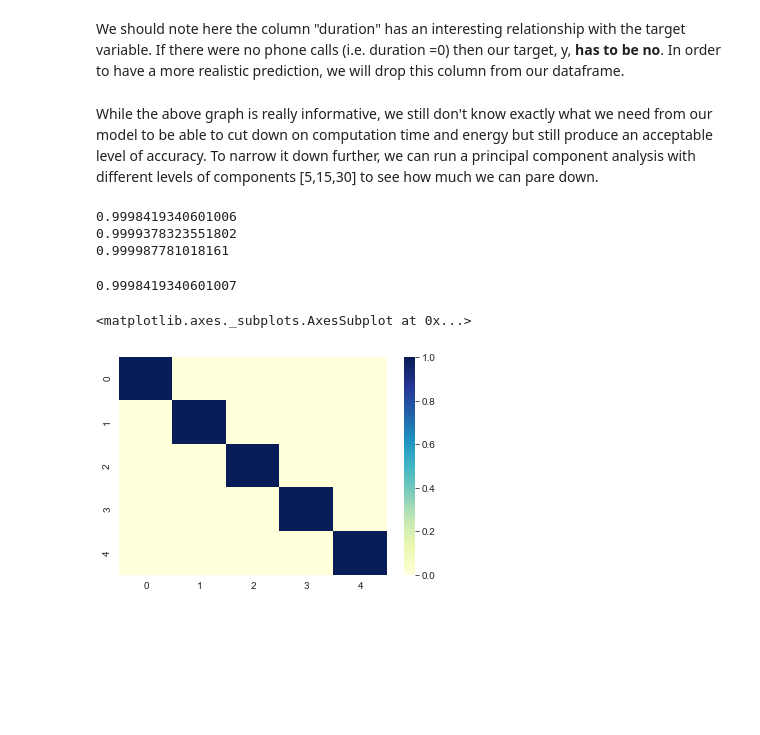
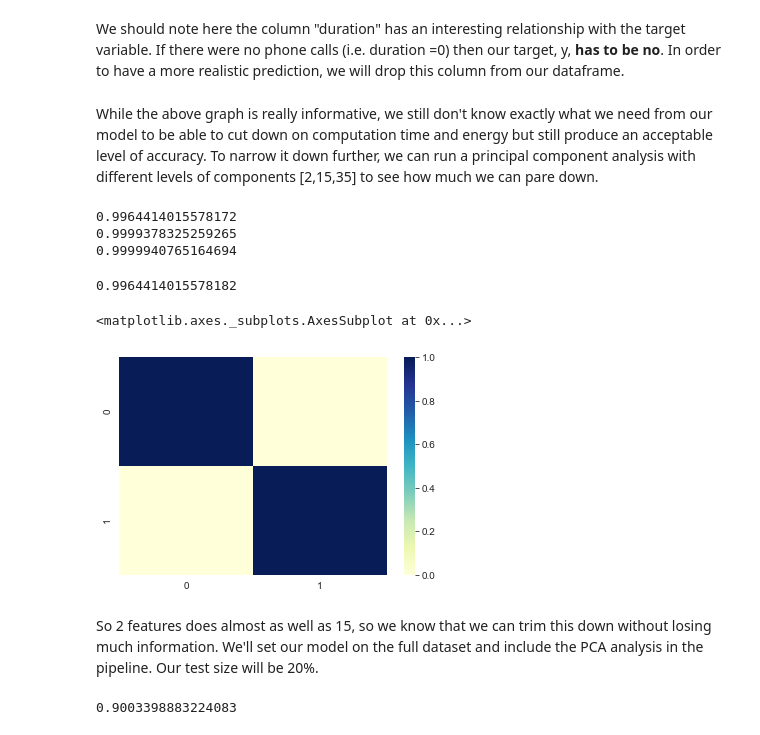
Before and after one commit to MissAle17/dsc-3-final-project-online-ds-sp-000, a Jupyter notebook: student.ipynb, the cells around one changed output. Cells and saved outputs as stored; diff of their text form; code cells hidden in the pictures; blank space fills up the shorter version.

```diff
--- a/student.ipynb
+++ b/student.ipynb
@@ -258,12 +261,12 @@ We should note here the column "duration" has an interesting relationship with t
 
 df=df.drop(["duration"], axis =1)
 # %% [markdown]
-While the above graph is really informative, we still don't know exactly what we need from our model to be able to cut down on computation time and energy but still produce an acceptable level of accuracy.  To narrow it down further, we can run a principal component analysis with different levels of components [5,15,30] to see how much we can pare down.
+While the above graph is really informative, we still don't know exactly what we need from our model to be able to cut down on computation time and energy but still produce an acceptable level of accuracy.  To narrow it down further, we can run a principal component analysis with different levels of components [2,15,35] to see how much we can pare down.
 # %%
 #creating 3 pca instances
-pca_5 = PCA(n_components=5)
+pca_5 = PCA(n_components=2)
 pca_15 = PCA(n_components=15)
-pca_30 = PCA(n_components=30)
+pca_30 = PCA(n_components=35)
 
 #making a pca dataframe that has the dummies and the target variable
 pca_df = df.join( target)
@@ -278,15 +281,17 @@ print(np.sum(pca_5.explained_variance_ratio_))
 print(np.sum(pca_15.explained_variance_ratio_))
 print(np.sum(pca_30.explained_variance_ratio_))
 # %% [output]
-0.9998419340601006
-0.9999378323551802
-0.999987781018161
+0.9964414015578172
+0.9999378325259265
+0.9999940765164694
 # %%
-pca = PCA(n_components=5)
+pca = PCA(n_components=2)
 principalComponents = pca.fit_transform(pca_df)
 print(np.sum(pca.explained_variance_ratio_))
 sns.heatmap(pd.DataFrame(principalComponents).corr(),cmap="YlGnBu")
 # %% [output]
-0.9998419340601007
+0.9964414015578182
 <matplotlib.axes._subplots.AxesSubplot at 0x...>
-[figure, old version]
+[figure, new version]
+# %% [markdown]
+So 2 features does almost as well as 15, so we know that we can trim this down without losing much information.  We'll set our model on the full dataset and include the PCA analysis in the pipeline. Our test size will be 20%.
@@ -292,0 +307,11 @@ sns.heatmap(pd.DataFrame(principalComponents).corr(),cmap="YlGnBu")
+# %%
+#creating a logistic regression model as a baseline
+pipe_lr = Pipeline([('pca', PCA(n_components=2)),
+                 ('clf', LogisticRegression())
+])
+
+#fitting the model on training data and printing the accuracy score on test data
+pipe_lr.fit(X_train, y_train)
+print(pipe_lr.score(X_test, y_test))
+# %% [output]
+0.9003398883224083
```
Also changed, not shown: parts of 2 cells of this notebook, 1 other file.
